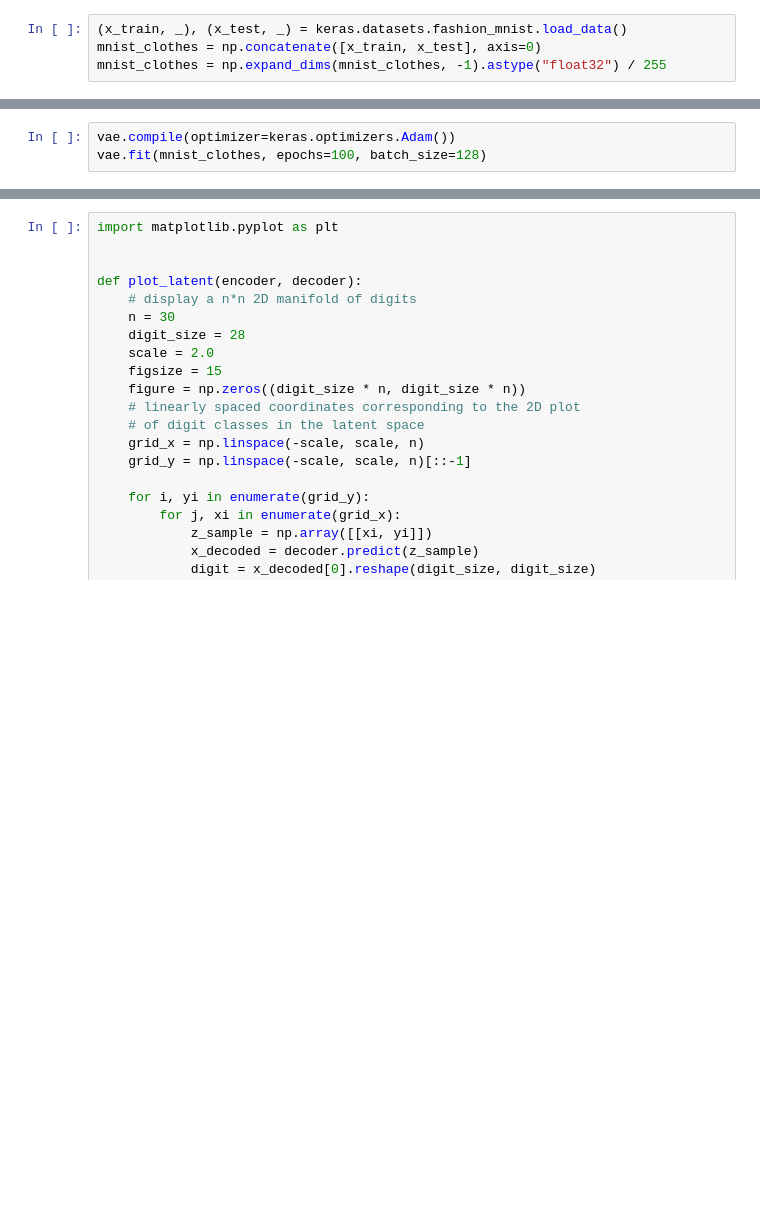
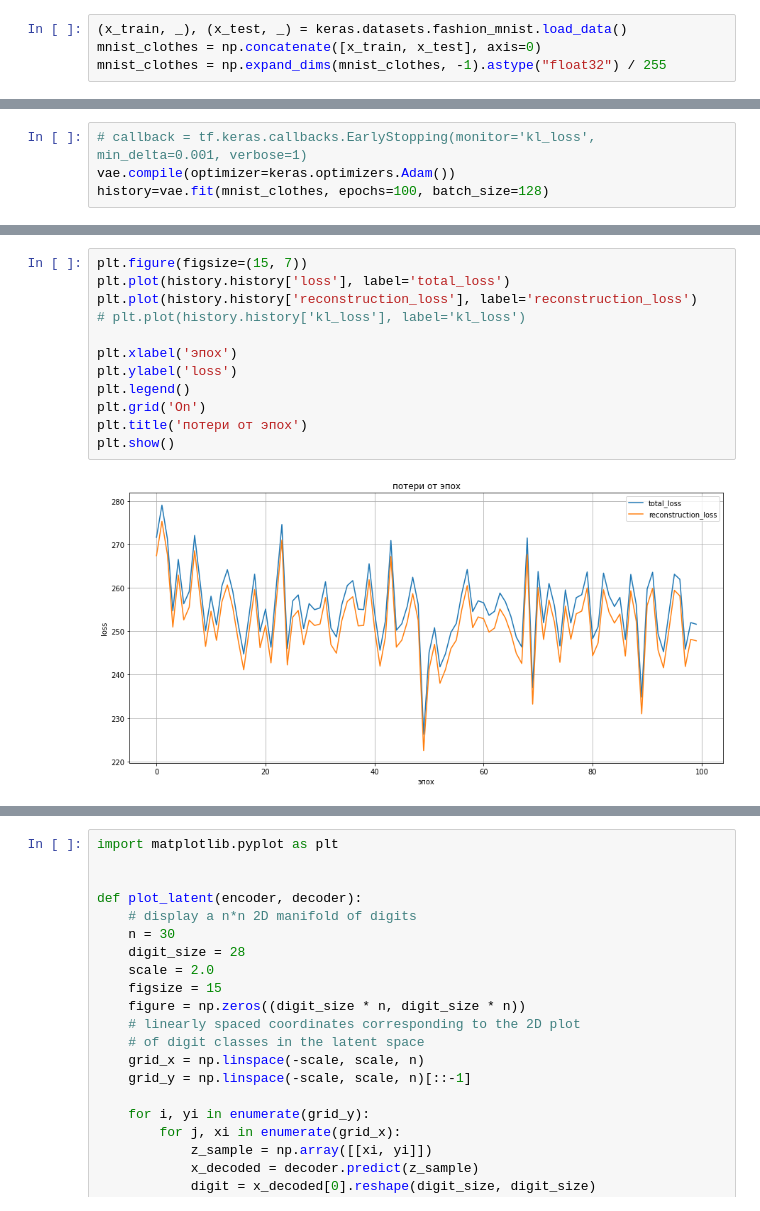
Before and after one commit to alex-chin/intro_neural_network, a Jupyter notebook: homeworks/home08/home08.ipynb, the cells around one changed output, grey strips where cells are left out. Saved outputs shown, nothing was run; the diff lists cells and outputs as text; blank space fills up the shorter version.

```diff
--- a/homeworks/home08/home08.ipynb
+++ b/homeworks/home08/home08.ipynb
@@ -114,7 +114,8 @@ Non-trainable params: 0
 _________________________________________________________________
 None
 # %%
+# callback = tf.keras.callbacks.EarlyStopping(monitor='kl_loss', min_delta=0.001, verbose=1)
 vae.compile(optimizer=keras.optimizers.Adam())
-vae.fit(mnist_clothes, epochs=100, batch_size=128)
+history=vae.fit(mnist_clothes, epochs=100, batch_size=128)
 # %% [output]
 Epoch 1/100
@@ -136,0 +138,14 @@ Epoch 38/100
+# %%
+plt.figure(figsize=(15, 7))
+plt.plot(history.history['loss'], label='total_loss')
+plt.plot(history.history['reconstruction_loss'], label='reconstruction_loss')
+# plt.plot(history.history['kl_loss'], label='kl_loss')
+
+plt.xlabel('эпох')
+plt.ylabel('loss')
+plt.legend()
+plt.grid('On')
+plt.title('потери от эпох')
+plt.show()
+# %% [output]
+[figure, added]
```
Also changed, not shown: parts of 13 cells of this notebook.
